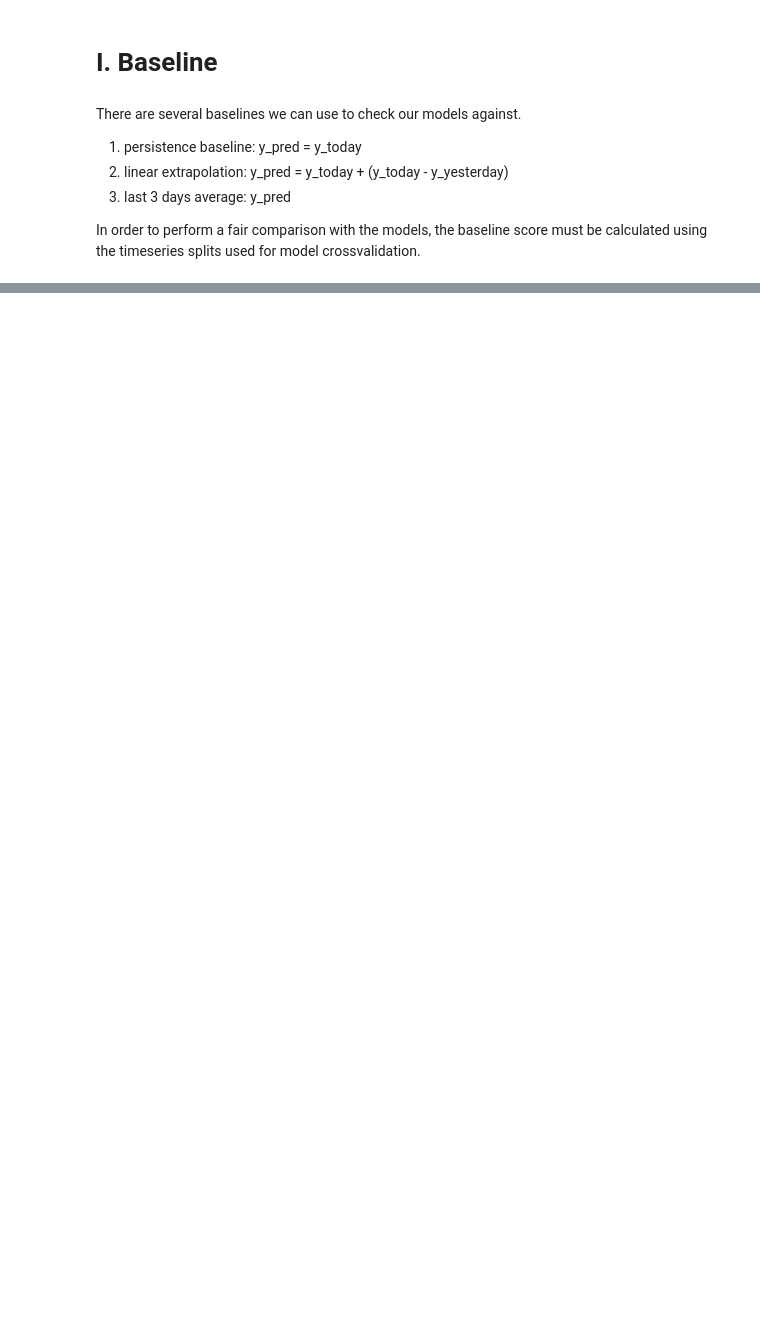
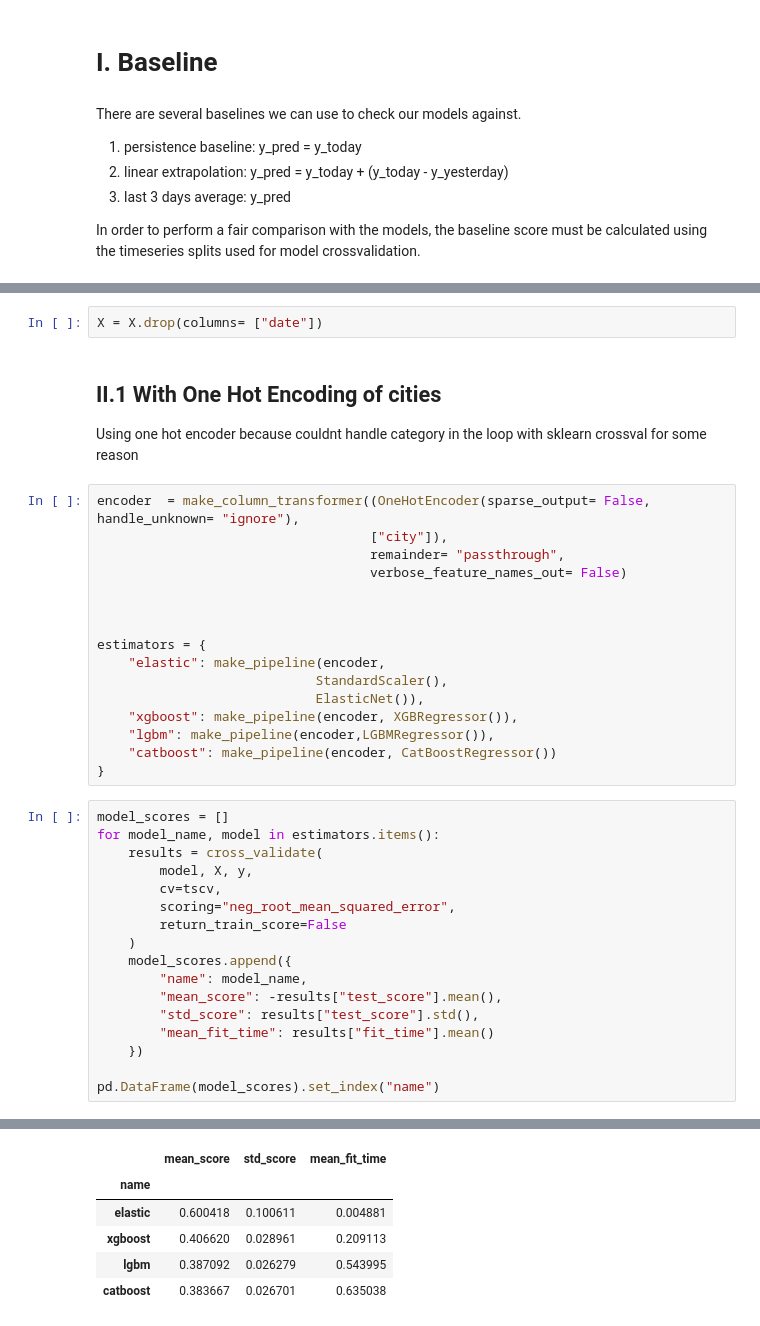
Before and after one commit to PabloRougerie/breathe_project, a Jupyter notebook: notebooks/model.ipynb, the cells around one changed output, grey strips where cells are left out. Saved outputs shown, nothing was run; the diff lists cells and outputs as text; blank space fills up the shorter version.

```diff
--- a/notebooks/model.ipynb
+++ b/notebooks/model.ipynb
@@ -118,0 +209,40 @@ Average baseline:  12.96
+# %%
+X = X.drop(columns= ["date"])
+# %% [markdown]
+## II.1 With One Hot Encoding of cities
+
+Using one hot encoder because couldnt handle category in the loop with sklearn crossval for some reason
+# %%
+encoder  = make_column_transformer((OneHotEncoder(sparse_output= False, handle_unknown= "ignore"),
+                                   ["city"]),
+                                   remainder= "passthrough",
+                                   verbose_feature_names_out= False)
+
+
+
+estimators = {
+    "elastic": make_pipeline(encoder,
+                            StandardScaler(),
+                            ElasticNet()),
+    "xgboost": make_pipeline(encoder, XGBRegressor()),
+    "lgbm": make_pipeline(encoder,LGBMRegressor()),
+    "catboost": make_pipeline(encoder, CatBoostRegressor())
+}
+# %%
+model_scores = []
+for model_name, model in estimators.items():
+    results = cross_validate(
+        model, X, y,
+        cv=tscv,
+        scoring="neg_root_mean_squared_error",
+        return_train_score=False
+    )
+    model_scores.append({
+        "name": model_name,
+        "mean_score": -results["test_score"].mean(),
+        "std_score": results["test_score"].std(),
+        "mean_fit_time": results["fit_time"].mean()
+    })
+
+pd.DataFrame(model_scores).set_index("name")
+# %% [output]
@@ -118,0 +266,6 @@ Average baseline:  12.96
+|  | mean_score | std_score | mean_fit_time |
+| name |  |  |  |
+| elastic | 0.600418 | 0.100611 | 0.004881 |
+| xgboost | 0.406620 | 0.028961 | 0.209113 |
+| lgbm | 0.387092 | 0.026279 | 0.543995 |
+| catboost | 0.383667 | 0.026701 | 0.635038 |
```
Also changed, not shown: parts of 30 cells of this notebook.
